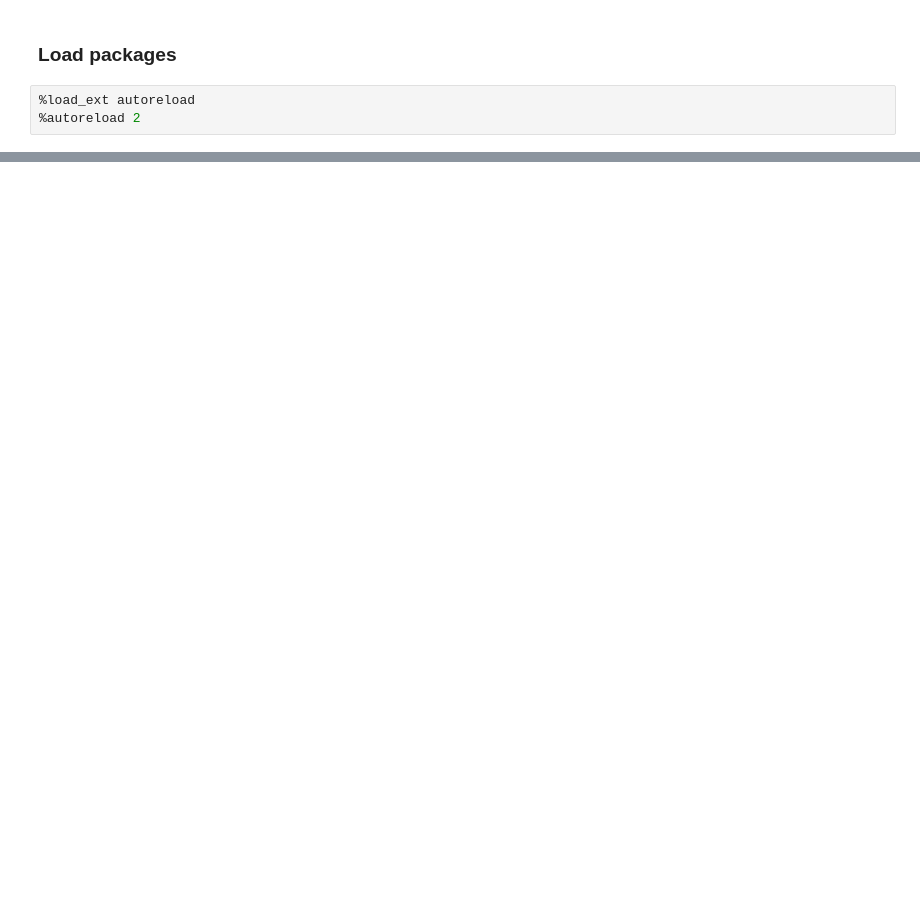
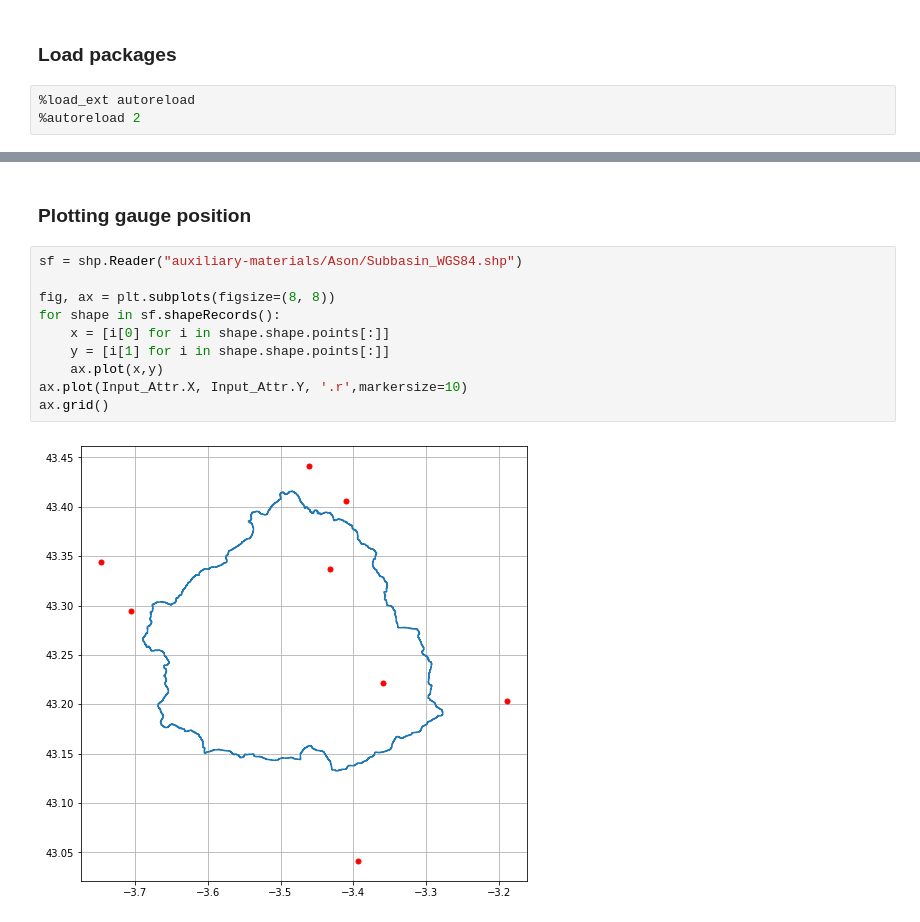
Before and after one commit to IHCantabria/NEOPRENE, a Jupyter notebook: notebooks/STNSRP_test.ipynb, the cells around one changed output, grey strips where cells are left out. Drawn from its saved outputs; the diff is of its cells as text; blank space fills up the shorter version.

```diff
--- a/notebooks/STNSRP_test.ipynb
+++ b/notebooks/STNSRP_test.ipynb
@@ -1208,0 +85,14 @@ def STNSRP_simulation(Parametros_meses, Dataframe_xi, year_ini, year_fin, tempor
+# %% [markdown]
+### Plotting gauge position
+# %%
+sf = shp.Reader("auxiliary-materials/Ason/Subbasin_WGS84.shp")
+
+fig, ax = plt.subplots(figsize=(8, 8))
+for shape in sf.shapeRecords():
+    x = [i[0] for i in shape.shape.points[:]]
+    y = [i[1] for i in shape.shape.points[:]]
+    ax.plot(x,y)
+ax.plot(Input_Attr.X, Input_Attr.Y, '.r',markersize=10)
+ax.grid()
+# %% [output]
+[figure, added]
```
Also changed, not shown: parts of 65 cells of this notebook, 42 other files.
